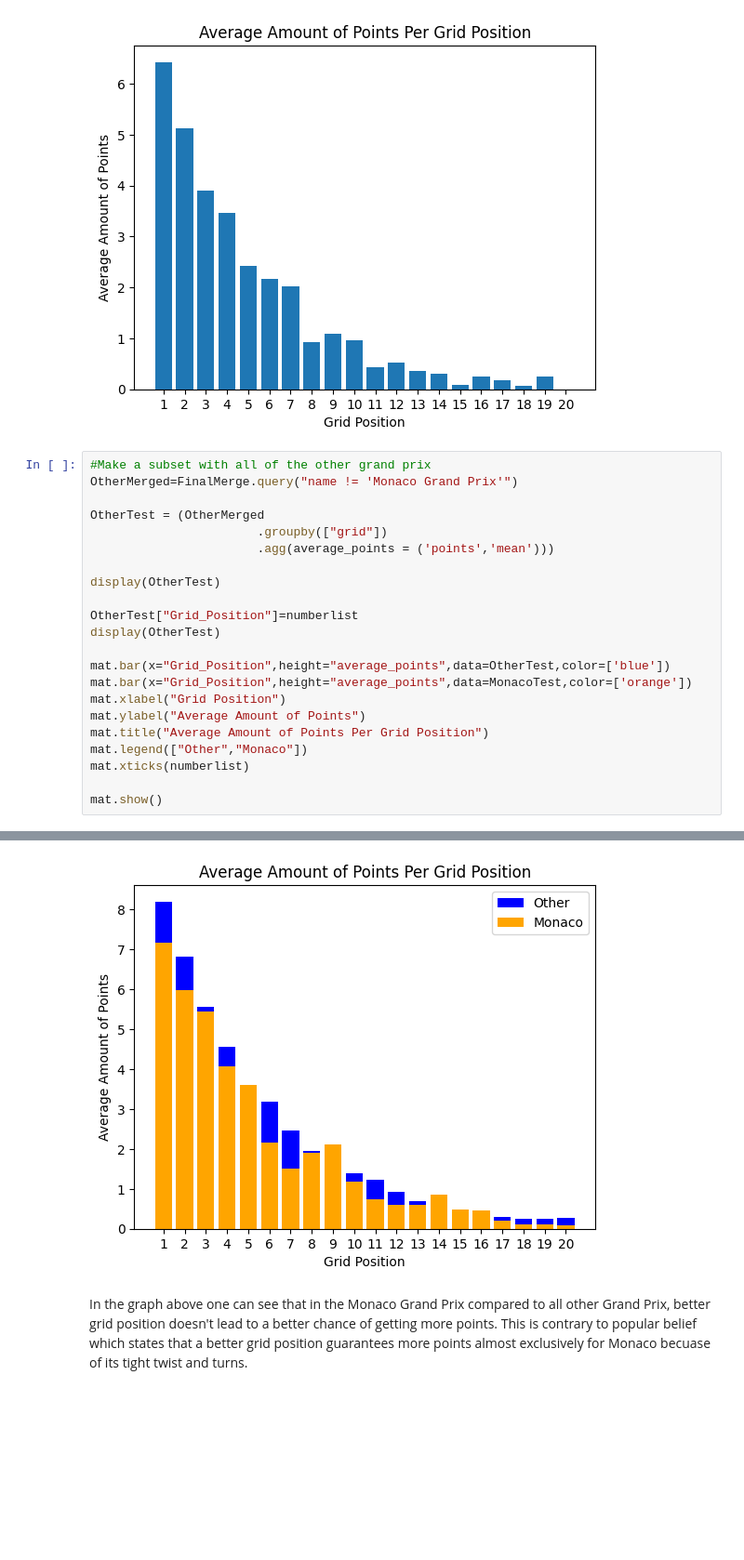
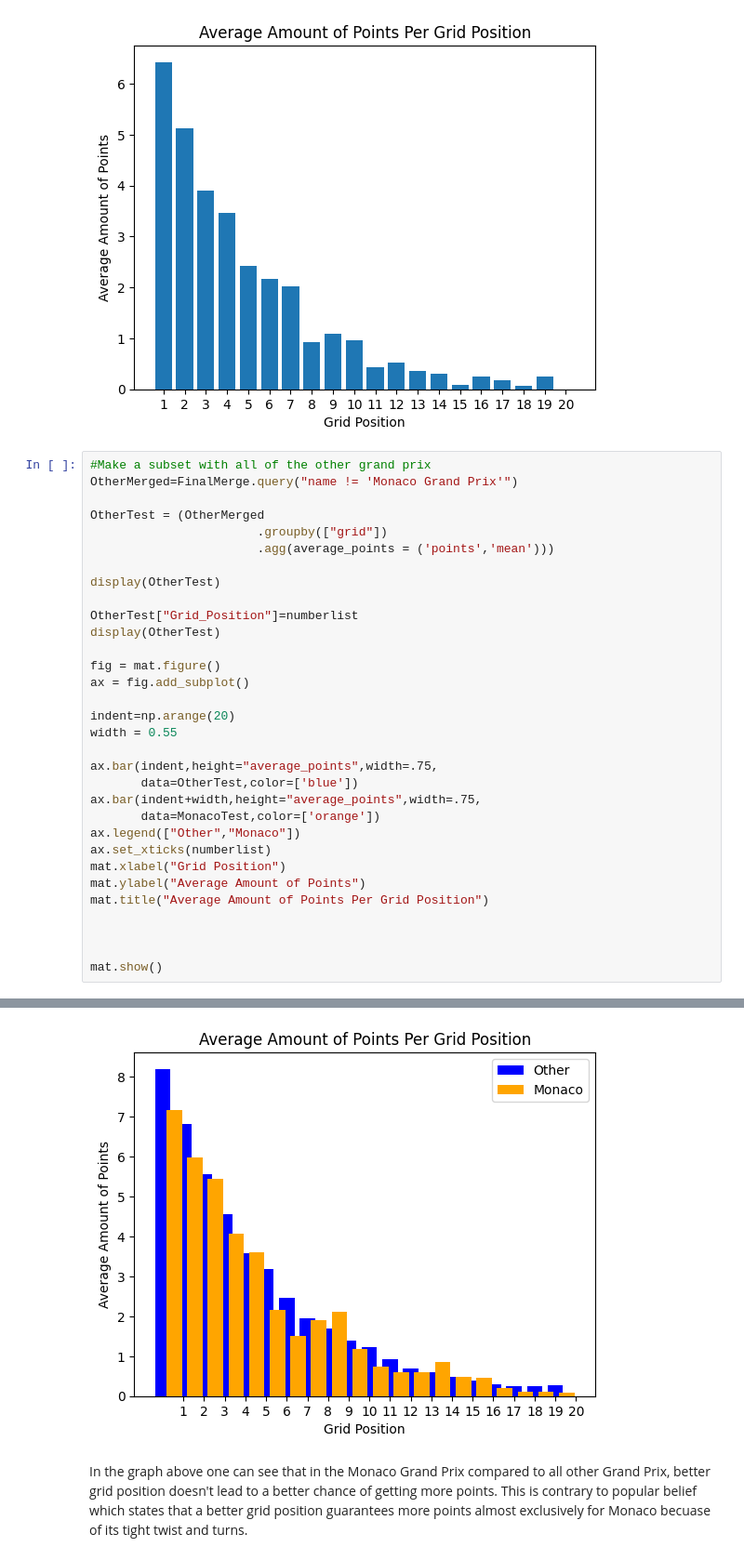
Before and after one commit to MannyBett/EmoryQTM151, a Jupyter notebook: Lecture 22/final_project/Final Project Notebook.ipynb, the cells around one changed output, grey strips where cells are left out. Shown at 93% size. Drawn from its saved outputs; the diff is of its cells as text; blank space fills up the shorter version.

```diff
--- a/Lecture 22/final_project/Final Project Notebook.ipynb
+++ b/Lecture 22/final_project/Final Project Notebook.ipynb
@@ -337,13 +336,23 @@ display(OtherTest)
 OtherTest["Grid_Position"]=numberlist
 display(OtherTest)
 
-mat.bar(x="Grid_Position",height="average_points",data=OtherTest,color=['blue'])
-mat.bar(x="Grid_Position",height="average_points",data=MonacoTest,color=['orange'])
+fig = mat.figure()
+ax = fig.add_subplot()
+
+indent=np.arange(20)
+width = 0.55
+
+ax.bar(indent,height="average_points",width=.75,
+       data=OtherTest,color=['blue'])
+ax.bar(indent+width,height="average_points",width=.75,
+       data=MonacoTest,color=['orange'])
+ax.legend(["Other","Monaco"])
+ax.set_xticks(numberlist)
 mat.xlabel("Grid Position")
 mat.ylabel("Average Amount of Points")
 mat.title("Average Amount of Points Per Grid Position")
-mat.legend(["Other","Monaco"])
-mat.xticks(numberlist)
+
+
 
 mat.show()
 # %% [output]
@@ -356,34 +365,34 @@ mat.show()
 | 5 | 3.589469 |
 | 6 | 3.194059 |
 | 7 | 2.469638 |
 | 8 | 1.943406 |
 | 9 | 1.704232 |
 | 10 | 1.388507 |
 | ... | ... |
 | 16 | 0.399189 |
 | 17 | 0.290486 |
 | 18 | 0.259454 |
 | 19 | 0.246285 |
 | 20 | 0.281424 |
 |  | average_points | Grid_Position |
 | grid |  |  |
 | 1 | 8.201900 | 1 |
 | 2 | 6.811403 | 2 |
 | 3 | 5.563622 | 3 |
 | 4 | 4.569253 | 4 |
 | 5 | 3.589469 | 5 |
 | 6 | 3.194059 | 6 |
 | 7 | 2.469638 | 7 |
 | 8 | 1.943406 | 8 |
 | 9 | 1.704232 | 9 |
 | 10 | 1.388507 | 10 |
 | ... | ... | ... |
 | 16 | 0.399189 | 16 |
 | 17 | 0.290486 | 17 |
 | 18 | 0.259454 | 18 |
 | 19 | 0.246285 | 19 |
 | 20 | 0.281424 | 20 |
-[figure, old version]
+[figure, new version]
 # %% [markdown]
 In the graph above one can see that in the Monaco Grand Prix
 compared to all other Grand Prix, better grid position doesn't
```
Also changed, not shown: parts of 6 cells of this notebook, 1 other file.
